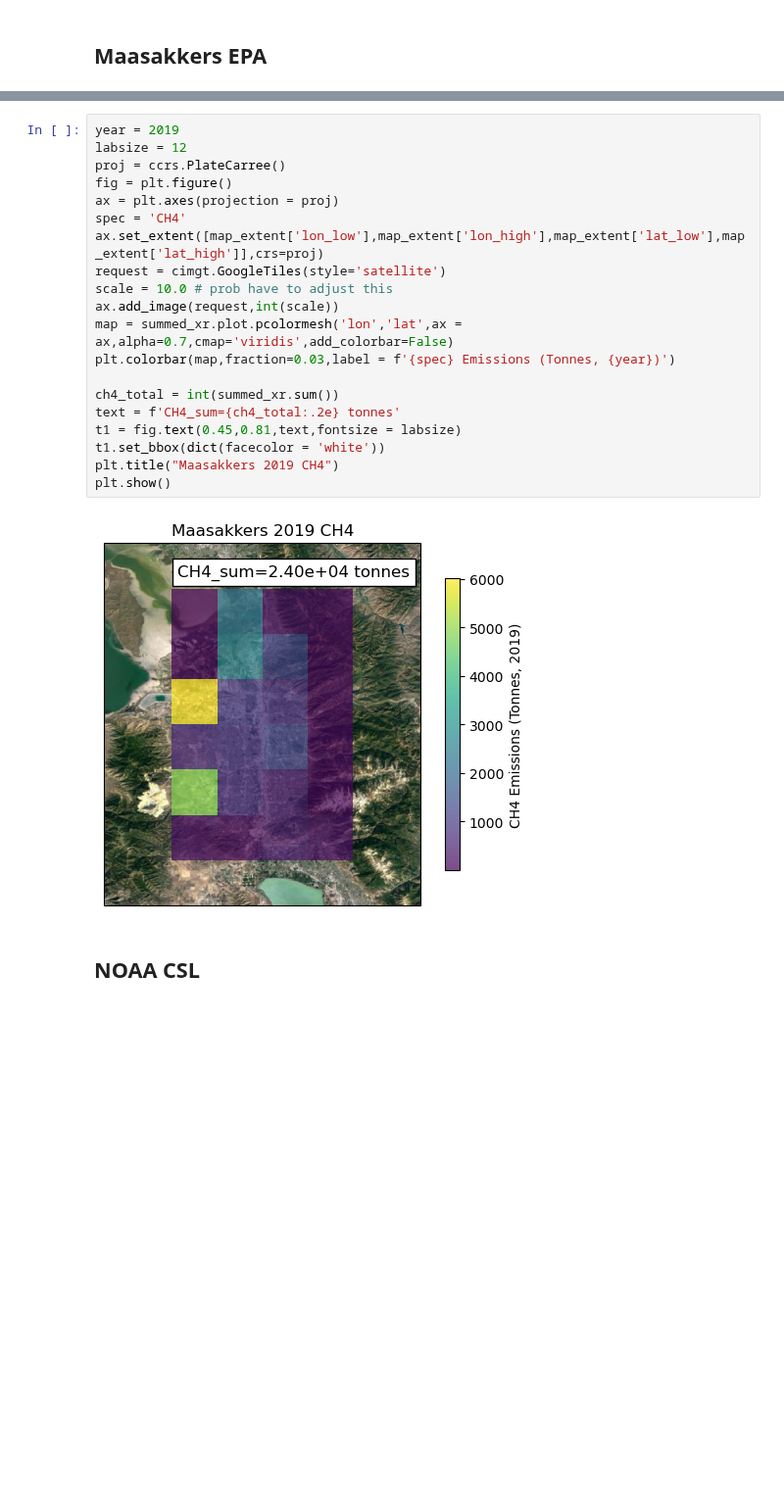
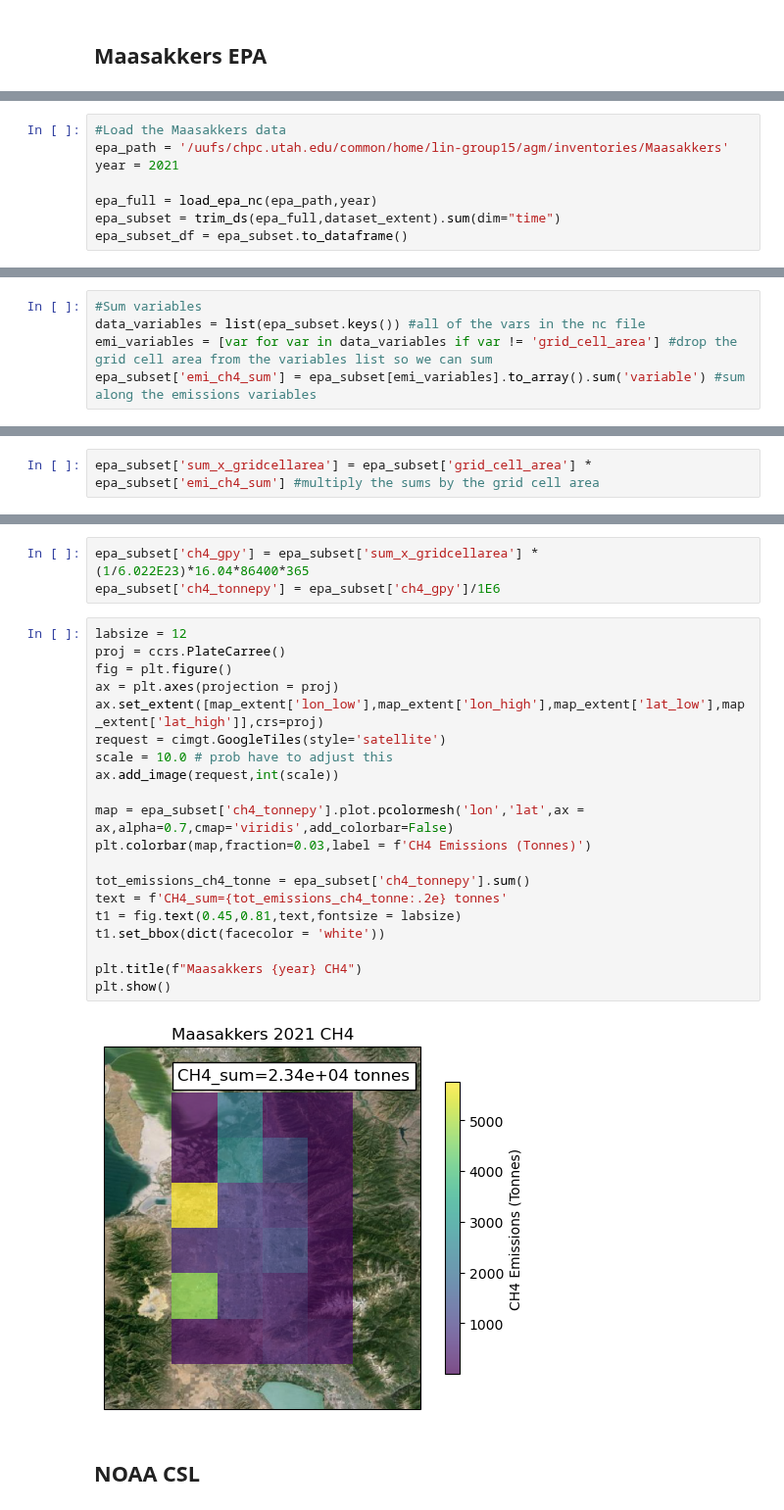
Before and after one commit to agmeyer4/Atmos_Column, a Jupyter notebook: atmos_column/ipynbs/inventories.ipynb, the cells around one changed output, grey strips where cells are left out. Shown at 98% size. Drawn from its saved outputs; the diff is of its cells as text; blank space fills up the shorter version.

```diff
--- a/atmos_column/ipynbs/inventories.ipynb
+++ b/atmos_column/ipynbs/inventories.ipynb
@@ -143,0 +155,8 @@ summed_xr = summed_df.to_xarray()
+# %%
+#Load the Maasakkers data
+epa_path = '/uufs/chpc.utah.edu/common/home/lin-group15/agm/inventories/Maasakkers'
+year = 2021
+
+epa_full = load_epa_nc(epa_path,year)
+epa_subset = trim_ds(epa_full,dataset_extent).sum(dim="time")
+epa_subset_df = epa_subset.to_dataframe()
@@ -143,0 +165,5 @@ summed_xr = summed_df.to_xarray()
+# %%
+#Sum variables
+data_variables = list(epa_subset.keys()) #all of the vars in the nc file
+emi_variables = [var for var in data_variables if var != 'grid_cell_area'] #drop the grid cell area from the variables list so we can sum
+epa_subset['emi_ch4_sum'] = epa_subset[emi_variables].to_array().sum('variable') #sum along the emissions variables
@@ -143,0 +172,2 @@ summed_xr = summed_df.to_xarray()
+# %%
+epa_subset['sum_x_gridcellarea'] = epa_subset['grid_cell_area'] * epa_subset['emi_ch4_sum'] #multiply the sums by the grid cell area
@@ -144,25 +176,28 @@ summed_xr = summed_df.to_xarray()
+# %%
+epa_subset['ch4_gpy'] = epa_subset['sum_x_gridcellarea'] * (1/6.022E23)*16.04*86400*365
+epa_subset['ch4_tonnepy'] = epa_subset['ch4_gpy']/1E6
 # %%
-year = 2019
 labsize = 12
 proj = ccrs.PlateCarree()
 fig = plt.figure()
 ax = plt.axes(projection = proj)
-spec = 'CH4'
 ax.set_extent([map_extent['lon_low'],map_extent['lon_high'],map_extent['lat_low'],map_extent['lat_high']],crs=proj)
 request = cimgt.GoogleTiles(style='satellite')
 scale = 10.0 # prob have to adjust this
 ax.add_image(request,int(scale))
-map = summed_xr.plot.pcolormesh('lon','lat',ax = ax,alpha=0.7,cmap='viridis',add_colorbar=False)
-plt.colorbar(map,fraction=0.03,label = f'{spec} Emissions (Tonnes, {year})')
 
-ch4_total = int(summed_xr.sum())
-text = f'CH4_sum={ch4_total:.2e} tonnes'
+map = epa_subset['ch4_tonnepy'].plot.pcolormesh('lon','lat',ax = ax,alpha=0.7,cmap='viridis',add_colorbar=False)
+plt.colorbar(map,fraction=0.03,label = f'CH4 Emissions (Tonnes)')
+
+tot_emissions_ch4_tonne = epa_subset['ch4_tonnepy'].sum()
+text = f'CH4_sum={tot_emissions_ch4_tonne:.2e} tonnes'
 t1 = fig.text(0.45,0.81,text,fontsize = labsize)
 t1.set_bbox(dict(facecolor = 'white'))
-plt.title("Maasakkers 2019 CH4")
+
+plt.title(f"Maasakkers {year} CH4")
 plt.show()
 # %% [output]
-[figure, old version]
+[figure, new version]
 # %% [markdown]
 ## NOAA CSL
 # %%
```
Also changed, not shown: parts of 16 cells of this notebook.
